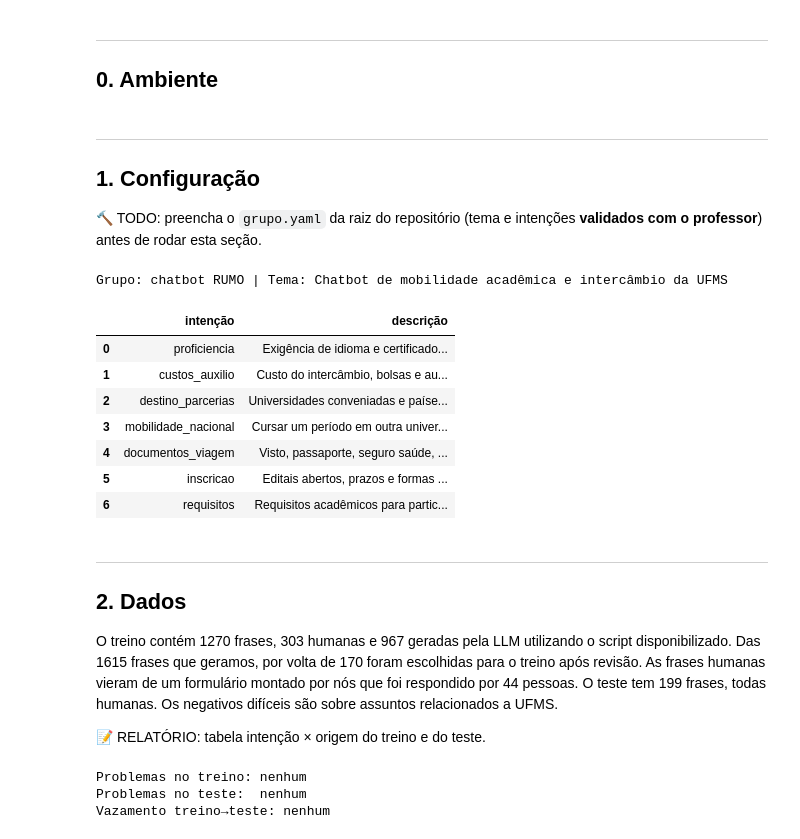
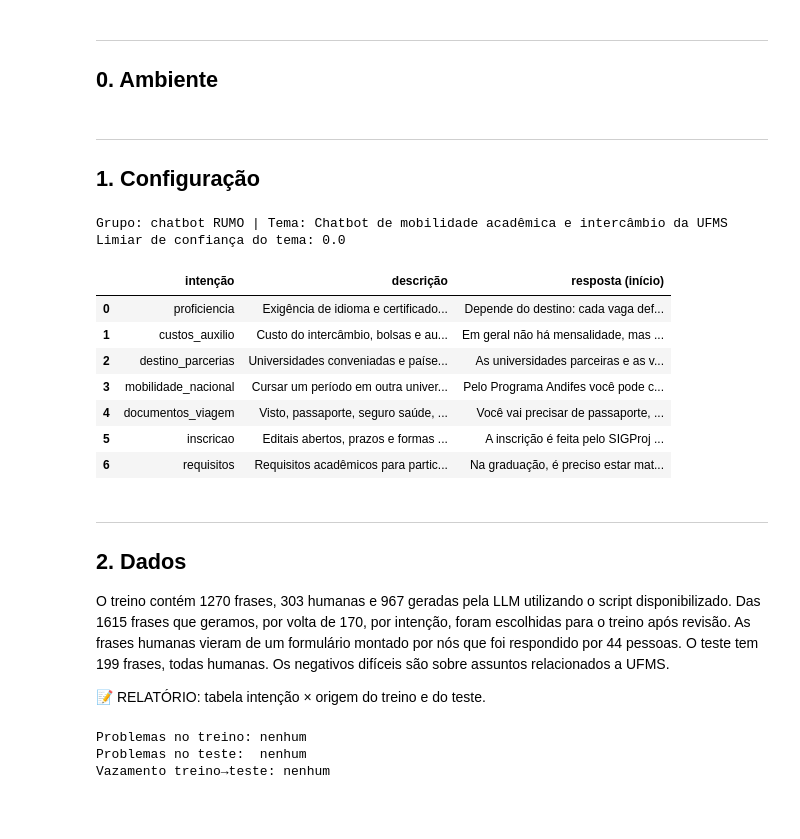
Before and after one commit to peedrocs/IA-2026-02-TP-Chatbot-RUMO, a Jupyter notebook: notebooks/01_trabalho_grupo.ipynb, the cells around one changed output. Saved outputs shown, nothing was run; the diff lists cells and outputs as text; code cells hidden in the pictures; blank space fills up the shorter version.

Commit message:
add: até a seção 5 do notebook

```diff
--- a/notebooks/01_trabalho_grupo.ipynb
+++ b/notebooks/01_trabalho_grupo.ipynb
@@ -73,28 +73,31 @@ pd.set_option("display.max_colwidth", 80)
 # %% [markdown]
 ---
 ## 1. Configuração
-
-🔨 TODO: preencha o `grupo.yaml` da raiz do repositório (tema e intenções
-**validados com o professor**) antes de rodar esta seção.
 # %%
 config = carregar_config("grupo.yaml")
 print("Grupo:", config.grupo, "| Tema:", config.tema)
 pd.DataFrame([(i.nome, i.descricao) for i in config.intencoes.values()], columns=["intenção", "descrição"])
+print("Limiar de confiança do tema:", config.limiar_tema)
+pd.DataFrame(
+    [(i.nome, i.descricao, i.resposta[:70] + "...") for i in config.intencoes.values()],
+    columns=["intenção", "descrição", "resposta (início)"],
+)
 # %% [output]
 Grupo: chatbot RUMO | Tema: Chatbot de mobilidade acadêmica e intercâmbio da UFMS
+Limiar de confiança do tema: 0.0
-|  | intenção | descrição |
-| 0 | proficiencia | Exigência de idioma e certificado... |
-| 1 | custos_auxilio | Custo do intercâmbio, bolsas e au... |
-| 2 | destino_parcerias | Universidades conveniadas e paíse... |
-| 3 | mobilidade_nacional | Cursar um período em outra univer... |
-| 4 | documentos_viagem | Visto, passaporte, seguro saúde, ... |
-| 5 | inscricao | Editais abertos, prazos e formas ... |
-| 6 | requisitos | Requisitos acadêmicos para partic... |
+|  | intenção | descrição | resposta (início) |
+| 0 | proficiencia | Exigência de idioma e certificado... | Depende do destino: cada vaga def... |
+| 1 | custos_auxilio | Custo do intercâmbio, bolsas e au... | Em geral não há mensalidade, mas ... |
+| 2 | destino_parcerias | Universidades conveniadas e paíse... | As universidades parceiras e as v... |
+| 3 | mobilidade_nacional | Cursar um período em outra univer... | Pelo Programa Andifes você pode c... |
+| 4 | documentos_viagem | Visto, passaporte, seguro saúde, ... | Você vai precisar de passaporte, ... |
+| 5 | inscricao | Editais abertos, prazos e formas ... | A inscrição é feita pelo SIGProj ... |
+| 6 | requisitos | Requisitos acadêmicos para partic... | Na graduação, é preciso estar mat... |
 # %% [markdown]
 ---
 ## 2. Dados
 
-O treino contém 1270 frases, 303 humanas e 967 geradas pela LLM utilizando o script disponibilizado. Das 1615 frases que geramos, por volta de 170 foram escolhidas para o treino após revisão. As frases humanas vieram de um formulário montado por nós que foi respondido por 44 pessoas. O teste tem 199 frases, todas humanas. Os negativos difíceis são sobre assuntos relacionados a UFMS.
+O treino contém 1270 frases, 303 humanas e 967 geradas pela LLM utilizando o script disponibilizado. Das 1615 frases que geramos, por volta de 170, por intenção, foram escolhidas para o treino após revisão. As frases humanas vieram de um formulário montado por nós que foi respondido por 44 pessoas. O teste tem 199 frases, todas humanas. Os negativos difíceis são sobre assuntos relacionados a UFMS.
 
 📝 RELATÓRIO: tabela intenção × origem do treino e do teste.
 # %%
```
Also changed, not shown: parts of 26 cells of this notebook, 1 other file.
